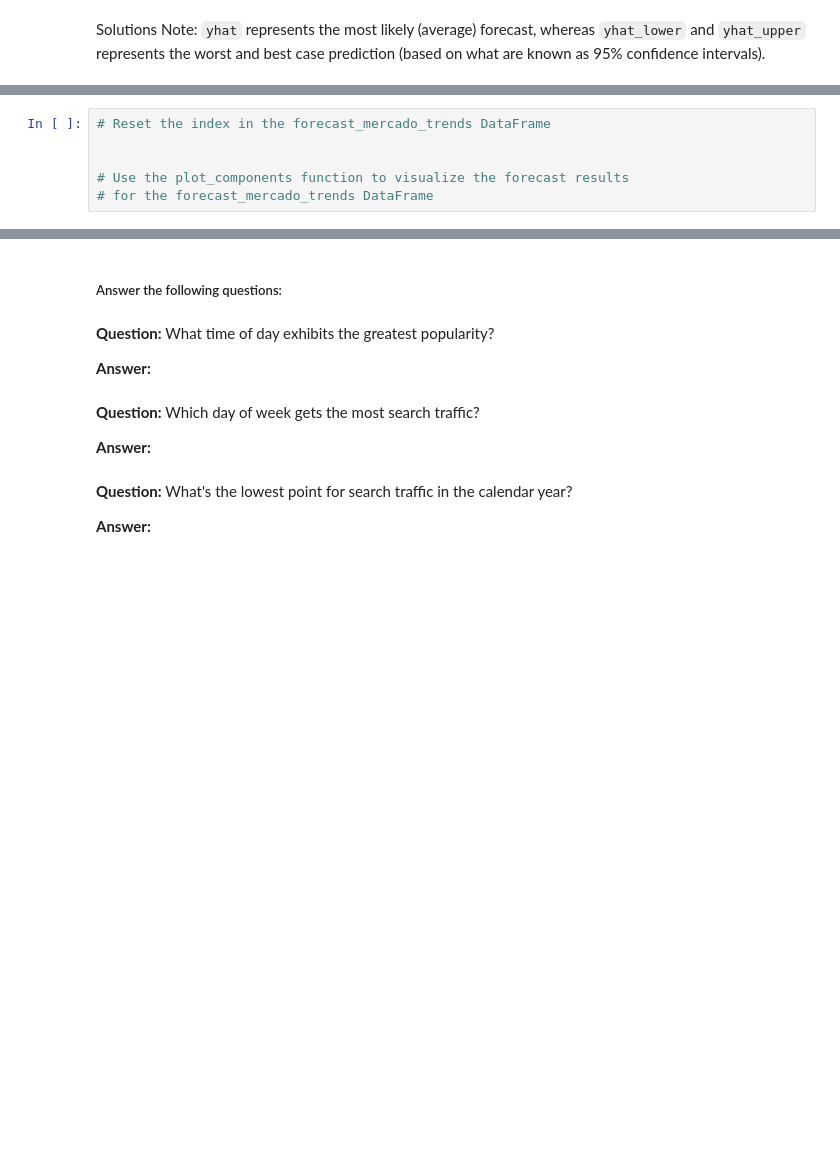
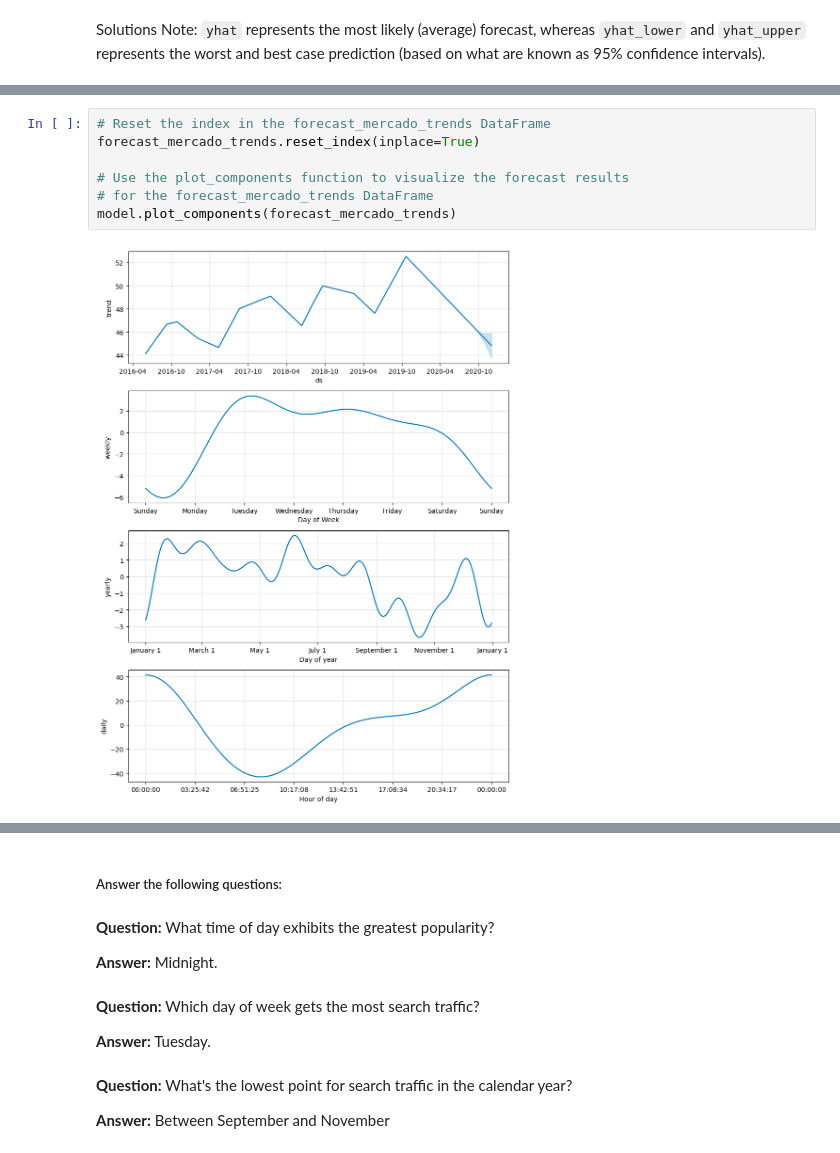
Before and after one commit to dailyinvention/prophet-challenge, a Jupyter notebook: forecasting_net_prophet.ipynb, the cells around one changed output, grey strips where cells are left out. Drawn from its saved outputs; the diff is of its cells as text; blank space fills up the shorter version.

```diff
--- a/forecasting_net_prophet.ipynb
+++ b/forecasting_net_prophet.ipynb
@@ -494,6 +541,9 @@ Solutions Note: `yhat` represents the most likely (average) forecast, whereas `y
 # %%
 # Reset the index in the forecast_mercado_trends DataFrame
-
+forecast_mercado_trends.reset_index(inplace=True)
 
 # Use the plot_components function to visualize the forecast results
 # for the forecast_mercado_trends DataFrame
+model.plot_components(forecast_mercado_trends)
+# %% [output]
+[figure, added]
@@ -502,12 +553,12 @@ Solutions Note: `yhat` represents the most likely (average) forecast, whereas `y
 # %% [markdown]
 **Question:** What time of day exhibits the greatest popularity?
 
-**Answer:**
+**Answer:** Midnight.
 # %% [markdown]
 **Question:** Which day of week gets the most search traffic?
 
-**Answer:**
+**Answer:** Tuesday.
 # %% [markdown]
 **Question:** What's the lowest point for search traffic in the calendar year?
 
-**Answer:**
+**Answer:** Between September and November
```
Also changed, not shown: parts of 9 cells of this notebook.
